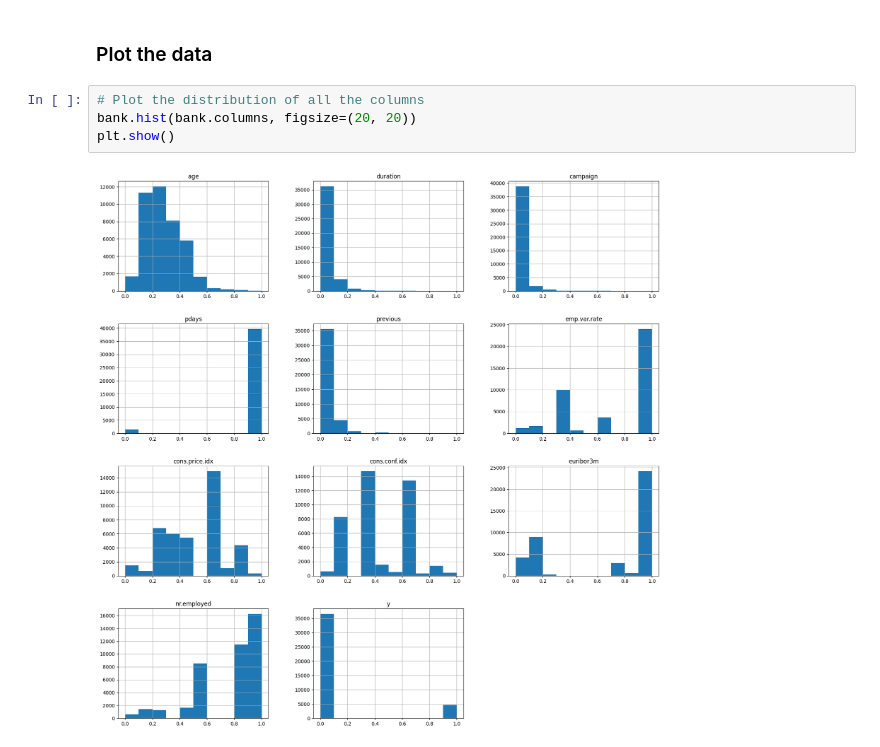
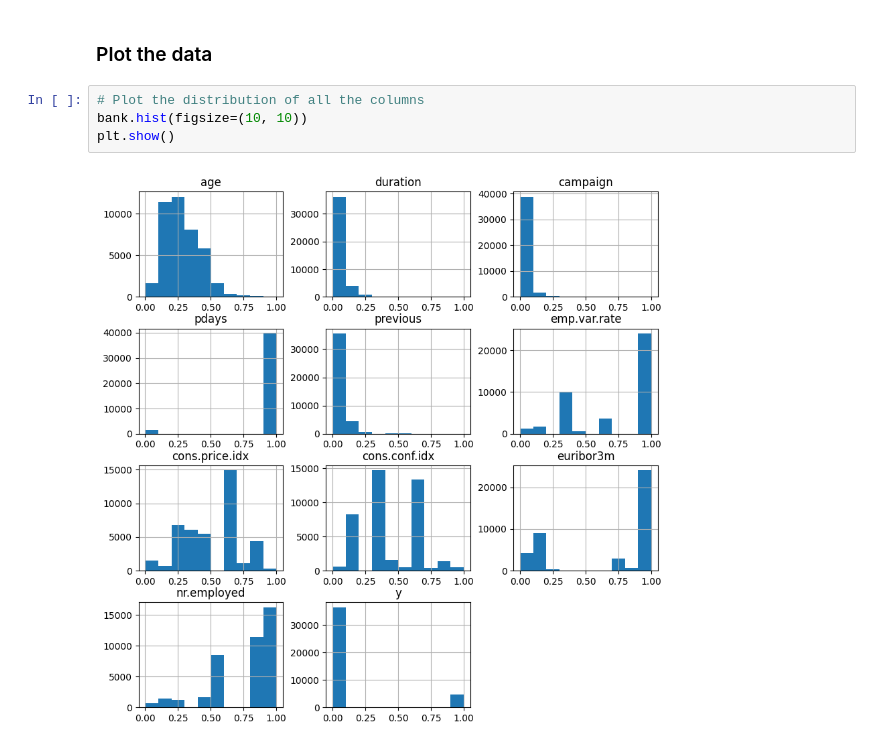
Before and after one commit to miqalvarez/A2, a Jupyter notebook: CSV-Bank.ipynb, the cells around one changed output. Cells and saved outputs as stored; diff of their text form.

```diff
--- a/CSV-Bank.ipynb
+++ b/CSV-Bank.ipynb
@@ -75,7 +75,7 @@ bank.to_csv('A2-bank/full.csv', sep=';', index=False)
 ### Plot the data
 # %%
 # Plot the distribution of all the columns
-bank.hist(bank.columns, figsize=(20, 20))
+bank.hist(figsize=(10, 10))
 plt.show()
 # %% [output]
-[figure, old version]
+[figure, new version]
```
Also changed, not shown: 9 other files.
